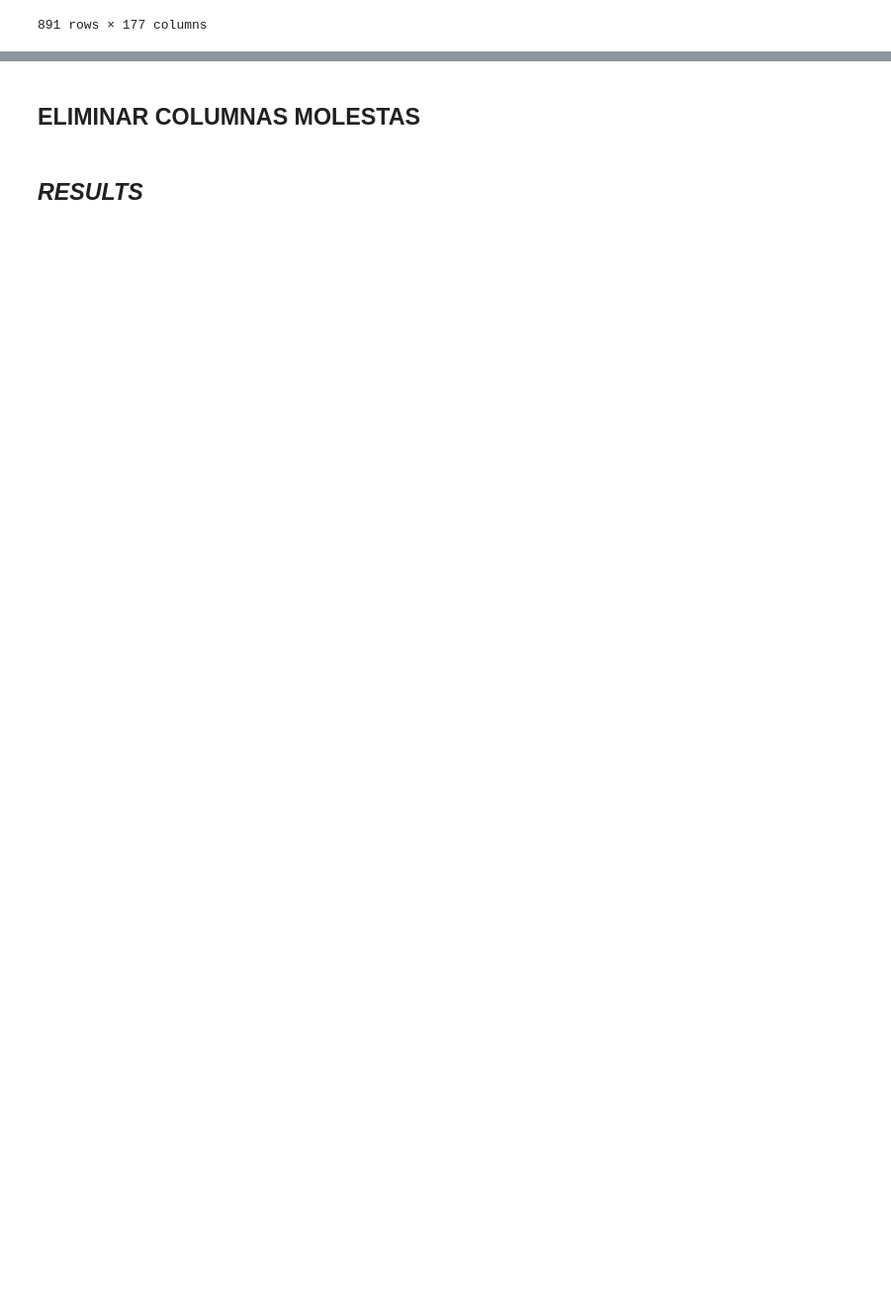
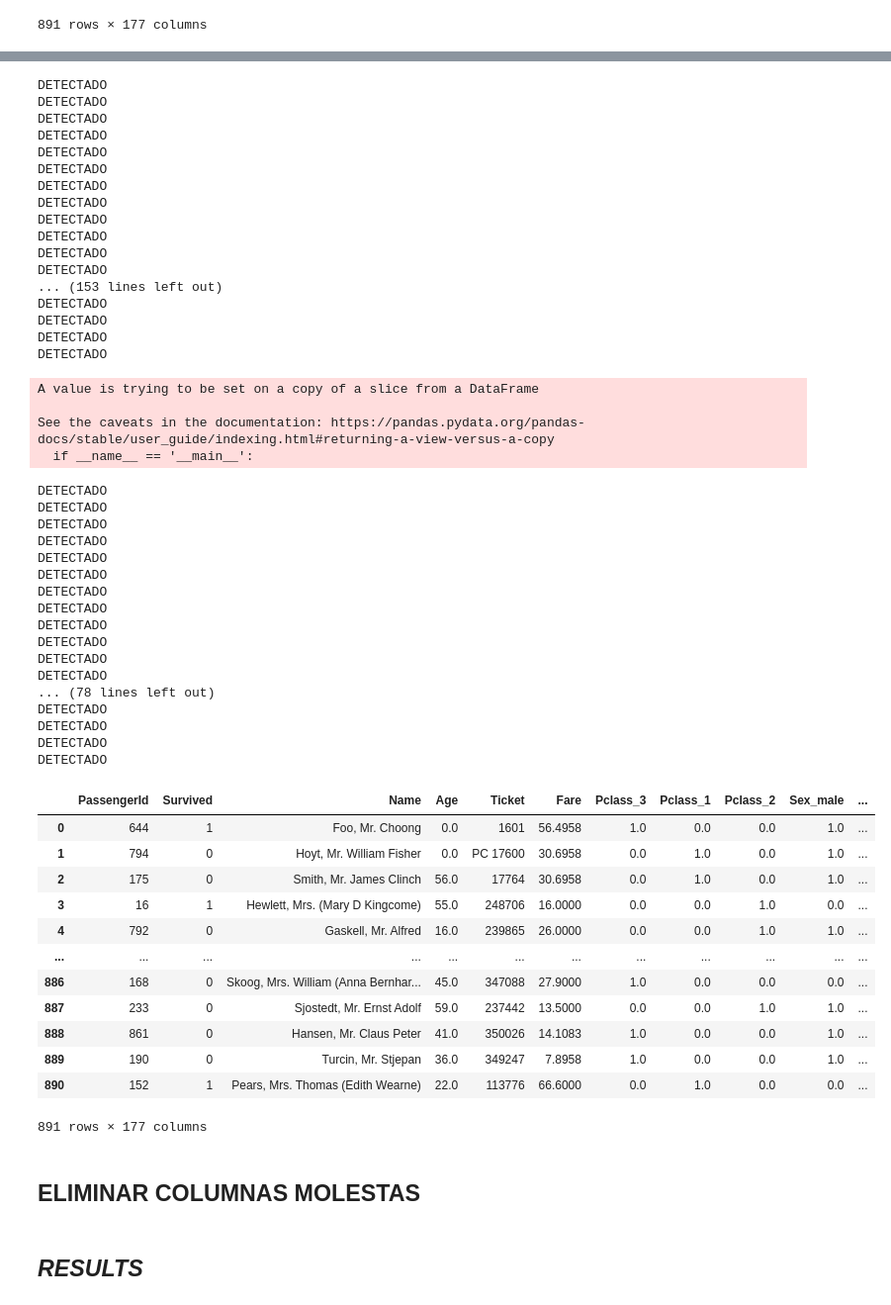
Before and after one commit to hugojigarcia/Kaggle-Titanic, a Jupyter notebook: Kaggle-Titanic.ipynb, the cells around one changed output, grey strips where cells are left out. Shown: that part at 99% size. Saved outputs shown, nothing was run; the diff lists cells and outputs as text; code cells hidden in the pictures; blank space fills up the shorter version.

```diff
--- a/Kaggle-Titanic.ipynb
+++ b/Kaggle-Titanic.ipynb
@@ -208,6 +209,17 @@ def one_hot_encoder(X, column_name, categories, others=False):
     elif others != False:
       X[other_name][i] = 1.0
   X.pop(column_name)
+# %%
+def replace_null(X, column_name, replace_with=0, replace_average=True):
+  if replace_average:
+    value = 0.0
+  else:
+    value = 0.0
+  for i in range(len(X[column_name])):
+    if math.isnan(X[column][i]):
+      print("DETECTADO")
+      X[column_name][i] = value
+  return value
 # %% [markdown]
 ## *Survived*
 # %%
@@ -502,3 +530,59 @@ See the caveats in the documentation: https://pandas.pydata.org/pandas-docs/stab
+# %%
+replace_null(data_train,column, replace_with=0.0, replace_average=False)
+replace_null(data_predict,column, replace_with=0.0, replace_average=False)
+data_train
+# %% [output]
+DETECTADO
+DETECTADO
+DETECTADO
+DETECTADO
+DETECTADO
+DETECTADO
+DETECTADO
+DETECTADO
+DETECTADO
+DETECTADO
+DETECTADO
+DETECTADO
+... (153 lines left out)
+DETECTADO
+DETECTADO
+DETECTADO
+DETECTADO
+A value is trying to be set on a copy of a slice from a DataFrame
+
+See the caveats in the documentation: https://pandas.pydata.org/pandas-docs/stable/user_guide/indexing.html#returning-a-view-versus-a-copy
+  if __name__ == '__main__':
+DETECTADO
+DETECTADO
+DETECTADO
+DETECTADO
+DETECTADO
+DETECTADO
+DETECTADO
+DETECTADO
+DETECTADO
+DETECTADO
+DETECTADO
+DETECTADO
+... (78 lines left out)
+DETECTADO
+DETECTADO
+DETECTADO
+DETECTADO
+|  | PassengerId | Survived | Name | Age | Ticket | Fare | Pclass_3 | Pclass_1 | Pclass_2 | Sex_male | ... |
+| 0 | 644 | 1 | Foo, Mr. Choong | 0.0 | 1601 | 56.4958 | 1.0 | 0.0 | 0.0 | 1.0 | ... |
+| 1 | 794 | 0 | Hoyt, Mr. William Fisher | 0.0 | PC 17600 | 30.6958 | 0.0 | 1.0 | 0.0 | 1.0 | ... |
+| 2 | 175 | 0 | Smith, Mr. James Clinch | 56.0 | 17764 | 30.6958 | 0.0 | 1.0 | 0.0 | 1.0 | ... |
+| 3 | 16 | 1 | Hewlett, Mrs. (Mary D Kingcome) | 55.0 | 248706 | 16.0000 | 0.0 | 0.0 | 1.0 | 0.0 | ... |
+| 4 | 792 | 0 | Gaskell, Mr. Alfred | 16.0 | 239865 | 26.0000 | 0.0 | 0.0 | 1.0 | 1.0 | ... |
+| ... | ... | ... | ... | ... | ... | ... | ... | ... | ... | ... | ... |
+| 886 | 168 | 0 | Skoog, Mrs. William (Anna Bernhar... | 45.0 | 347088 | 27.9000 | 1.0 | 0.0 | 0.0 | 0.0 | ... |
+| 887 | 233 | 0 | Sjostedt, Mr. Ernst Adolf | 59.0 | 237442 | 13.5000 | 0.0 | 0.0 | 1.0 | 1.0 | ... |
+| 888 | 861 | 0 | Hansen, Mr. Claus Peter | 41.0 | 350026 | 14.1083 | 1.0 | 0.0 | 0.0 | 1.0 | ... |
+| 889 | 190 | 0 | Turcin, Mr. Stjepan | 36.0 | 349247 | 7.8958 | 1.0 | 0.0 | 0.0 | 1.0 | ... |
+| 890 | 152 | 1 | Pears, Mrs. Thomas (Edith Wearne) | 22.0 | 113776 | 66.6000 | 0.0 | 1.0 | 0.0 | 0.0 | ... |
+891 rows × 177 columns
 # %% [markdown]
 ## ELIMINAR COLUMNAS MOLESTAS
 # %%
```
Also changed, not shown: parts of 10 cells of this notebook.
